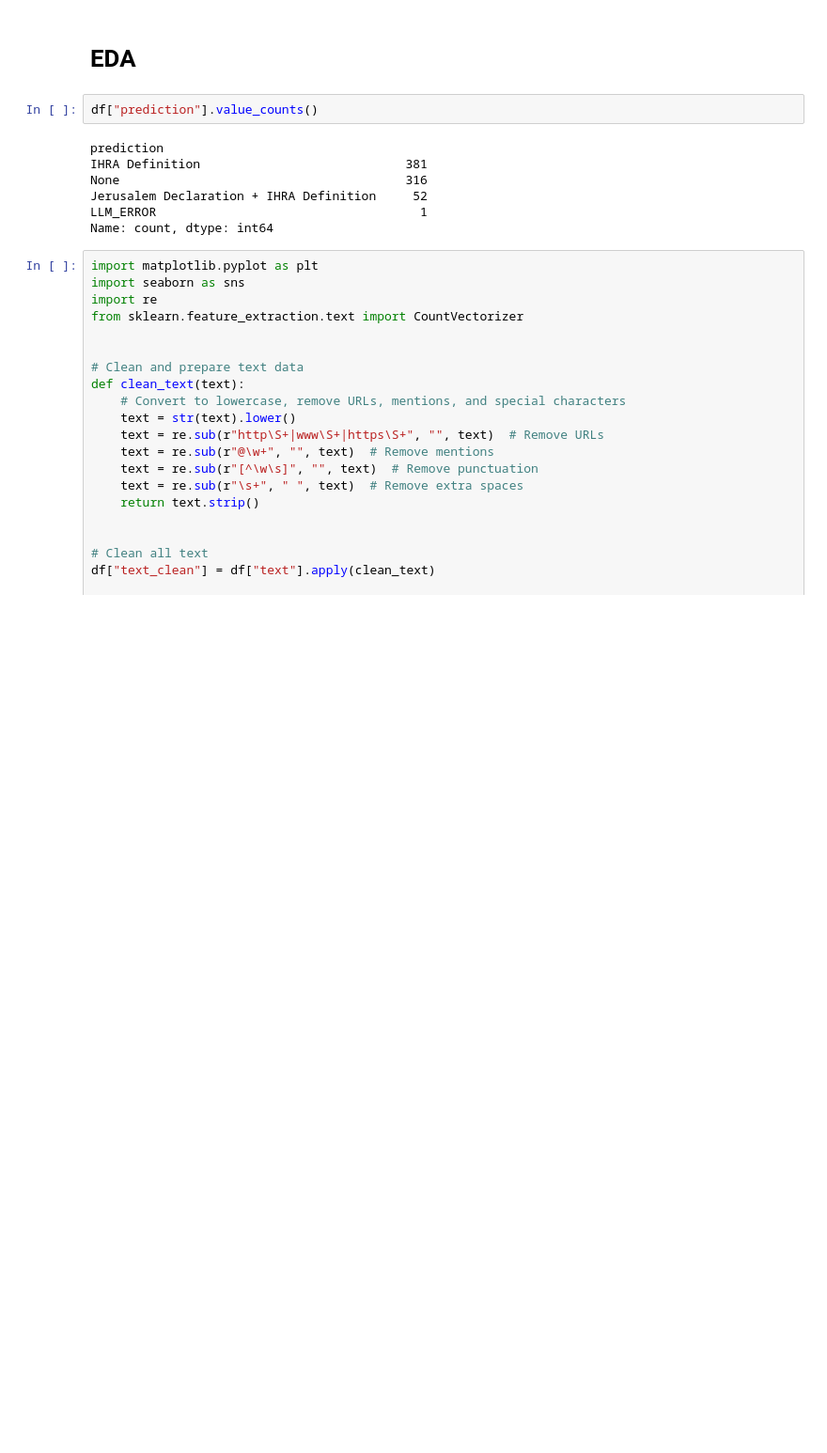
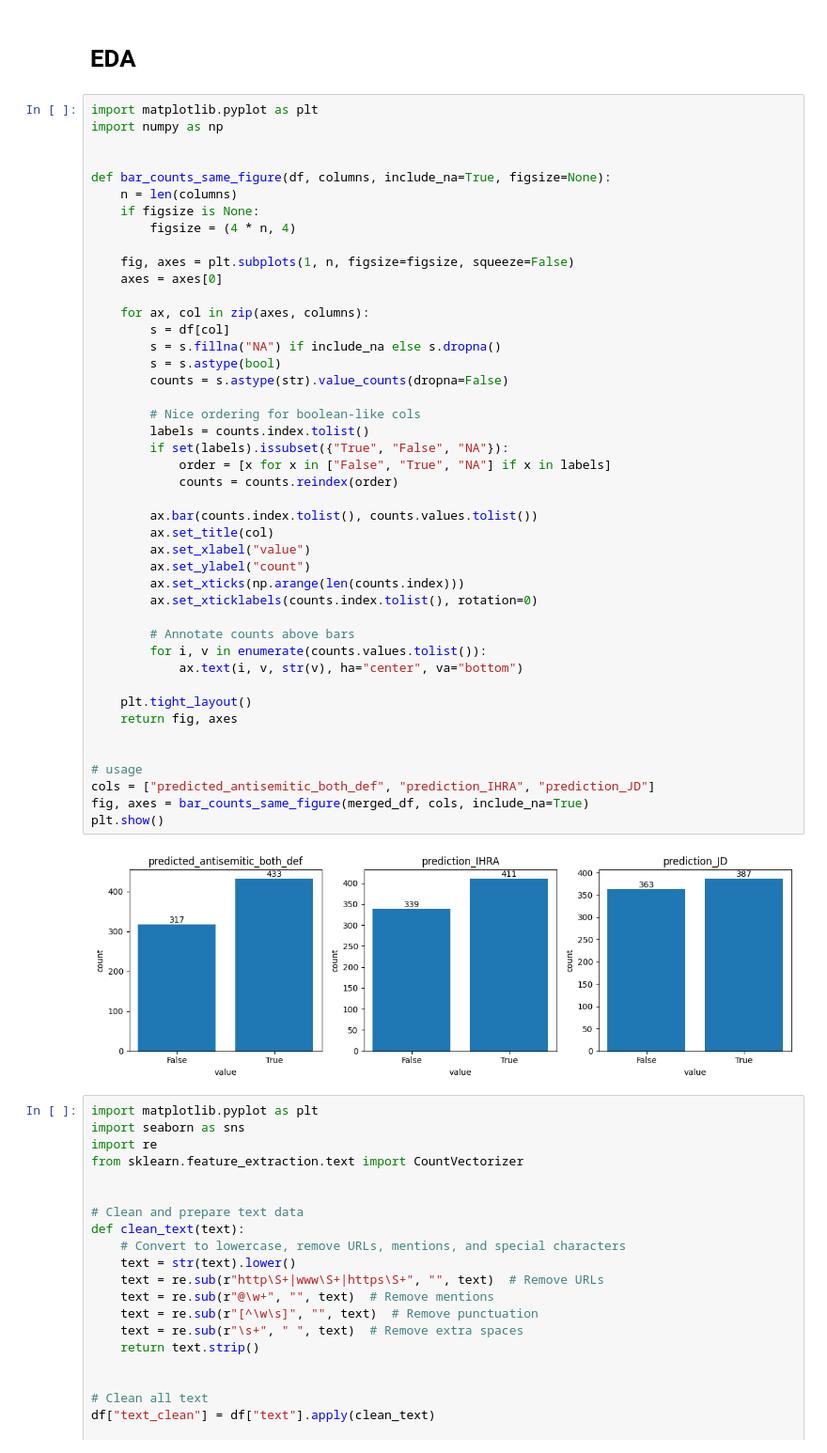
Before and after one commit to yonatanlou/meaningful-transparency, a Jupyter notebook: notebooks/analysis.ipynb, the cells around one changed output. Shown at 94% size. Cells and saved outputs as stored; diff of their text form; blank space fills up the shorter version.

```diff
--- a/notebooks/analysis.ipynb
+++ b/notebooks/analysis.ipynb
@@ -113,14 +182,51 @@ Avg cost per row: $0.0156
 # %% [markdown]
 # EDA
 # %%
-df["prediction"].value_counts()
+import matplotlib.pyplot as plt
+import numpy as np
+
+
+def bar_counts_same_figure(df, columns, include_na=True, figsize=None):
+    n = len(columns)
+    if figsize is None:
+        figsize = (4 * n, 4)
+
+    fig, axes = plt.subplots(1, n, figsize=figsize, squeeze=False)
+    axes = axes[0]
+
+    for ax, col in zip(axes, columns):
+        s = df[col]
+        s = s.fillna("NA") if include_na else s.dropna()
+        s = s.astype(bool)
+        counts = s.astype(str).value_counts(dropna=False)
+
+        # Nice ordering for boolean-like cols
+        labels = counts.index.tolist()
+        if set(labels).issubset({"True", "False", "NA"}):
+            order = [x for x in ["False", "True", "NA"] if x in labels]
+            counts = counts.reindex(order)
+
+        ax.bar(counts.index.tolist(), counts.values.tolist())
+        ax.set_title(col)
+        ax.set_xlabel("value")
+        ax.set_ylabel("count")
+        ax.set_xticks(np.arange(len(counts.index)))
+        ax.set_xticklabels(counts.index.tolist(), rotation=0)
+
+        # Annotate counts above bars
+        for i, v in enumerate(counts.values.tolist()):
+            ax.text(i, v, str(v), ha="center", va="bottom")
+
+    plt.tight_layout()
+    return fig, axes
+
+
+# usage
+cols = ["predicted_antisemitic_both_def", "prediction_IHRA", "prediction_JD"]
+fig, axes = bar_counts_same_figure(merged_df, cols, include_na=True)
+plt.show()
 # %% [output]
-prediction
-IHRA Definition                            381
-None                                       316
-Jerusalem Declaration + IHRA Definition     52
-LLM_ERROR                                    1
-Name: count, dtype: int64
+[figure, added]
 # %%
 import matplotlib.pyplot as plt
 import seaborn as sns
```
Also changed, not shown: parts of 18 cells of this notebook, 5 other files.
